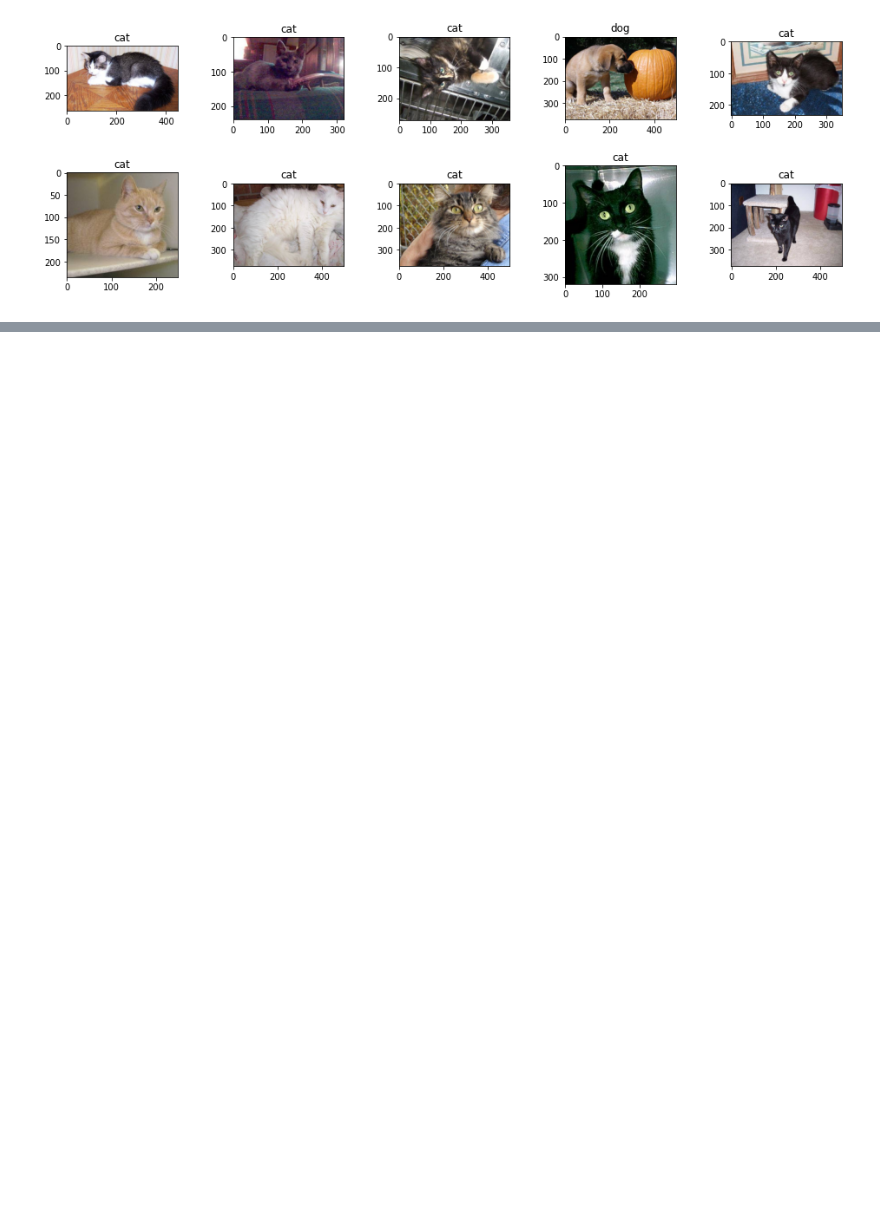
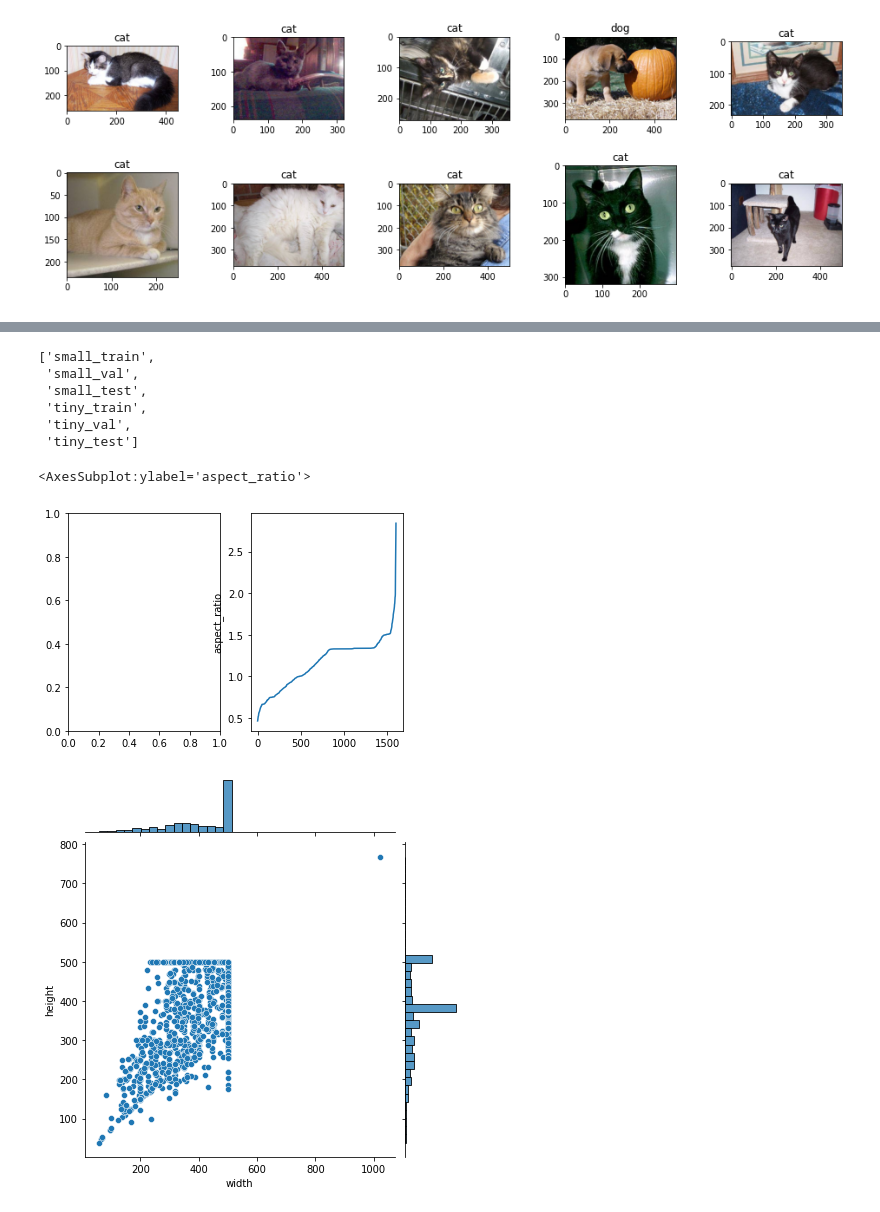
Before and after one commit to DanielPeterssonAI/Deep-learning-Daniel-Petersson, a Jupyter notebook: lab/lab.ipynb, the cells around one changed output, grey strips where cells are left out. Cells and saved outputs as stored; diff of their text form; code cells hidden in the pictures; blank space fills up the shorter version.

```diff
--- a/lab/lab.ipynb
+++ b/lab/lab.ipynb
@@ -45,0 +167,29 @@ for parent in parents:
+# %%
+datasets
+# %% [output]
+['small_train',
+ 'small_val',
+ 'small_test',
+ 'tiny_train',
+ 'tiny_val',
+ 'tiny_test']
+# %%
+# [0] höjd, [1] bredd
+
+
+image_heights = [image.shape[0] for image in images[datasets[0]]]
+image_widths = [image.shape[1] for image in images[datasets[0]]]
+image_labels = [label for label in labels[datasets[0]]]
+
+df_dim = pd.DataFrame({"height": image_heights, "width": image_widths, "label": image_labels})
+
+df_dim["aspect_ratio"] = df_dim["width"] / df_dim["height"]
+
+fig, ax = plt.subplots(1, 2)
+ax = ax.flatten()
+sns.jointplot(data = df_dim, x = "width", y = "height", ax = ax[0])
+sns.lineplot(data = df_dim.sort_values(by = "aspect_ratio").reset_index(), x = df_dim.index, y = "aspect_ratio", ax = ax[1])
+# %% [output]
+<AxesSubplot:ylabel='aspect_ratio'>
+[figure, added]
+[figure, added]
```
Also changed, not shown: parts of 9 cells of this notebook, 1 other file.
